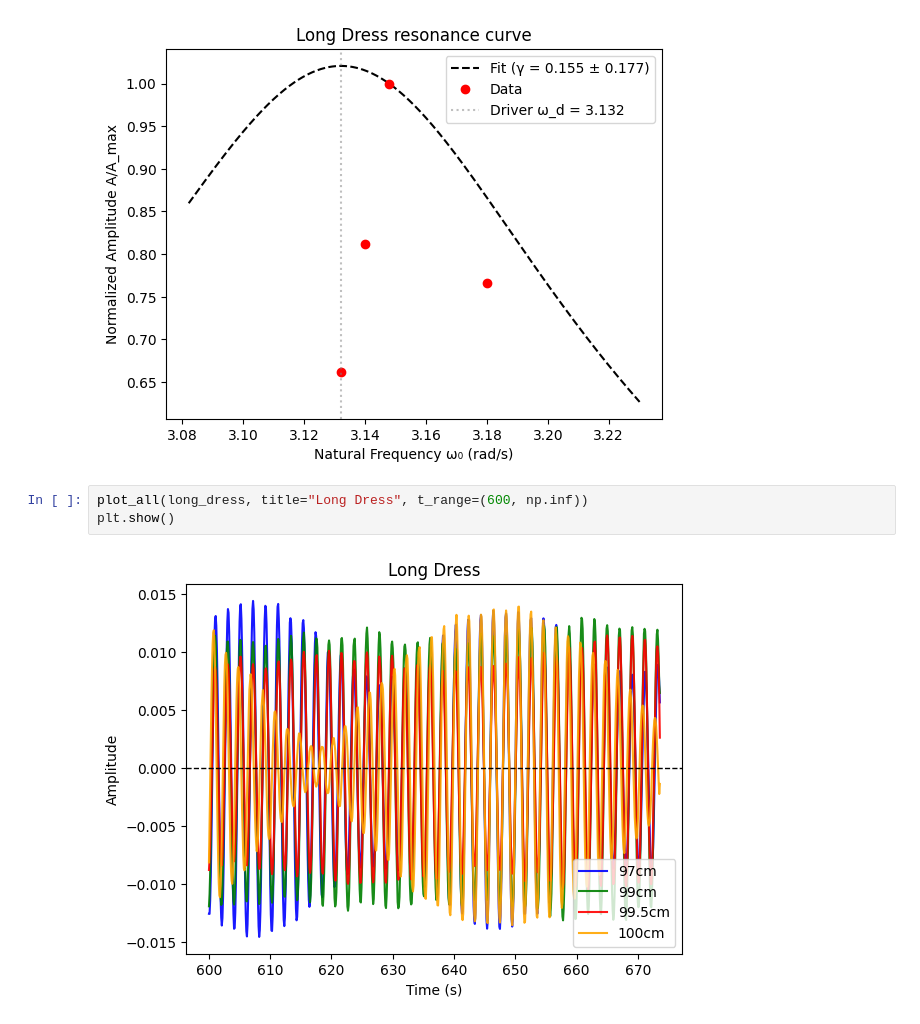
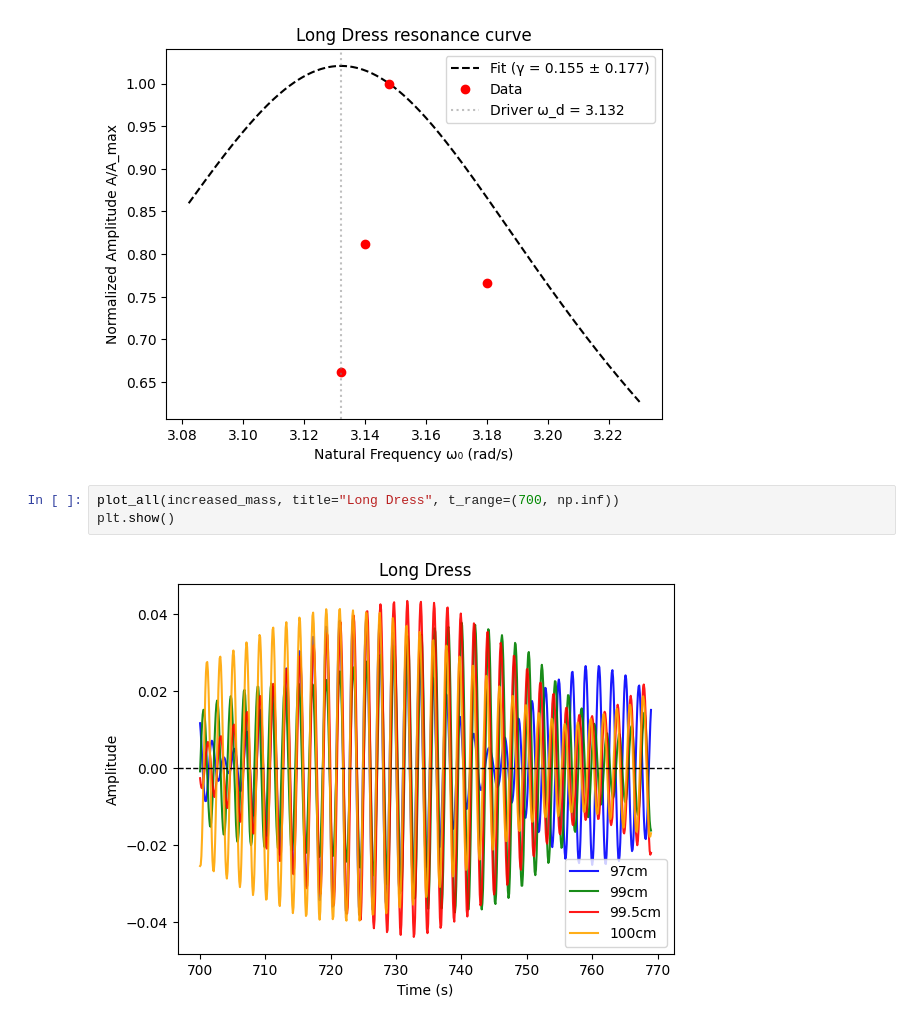
Before and after one commit to kij1n/physics-data-analysis, a Jupyter notebook: sessions/session6.ipynb, the cells around one changed output. Cells and saved outputs as stored; diff of their text form.

Commit message:
plots in session 6 for increased mass now are in range 700-z

```diff
--- a/sessions/session6.ipynb
+++ b/sessions/session6.ipynb
@@ -200,8 +200,8 @@ Long Dress detected peaks:
 100cm: peaks=12; mean=0.016
 [figure]
 # %%
-plot_all(long_dress, title="Long Dress", t_range=(600, np.inf))
+plot_all(increased_mass, title="Long Dress", t_range=(700, np.inf))
 plt.show()
 # %% [output]
-[figure, old version]
+[figure, new version]
 # %%
```
Also changed, not shown: parts of 1 cell of this notebook.
